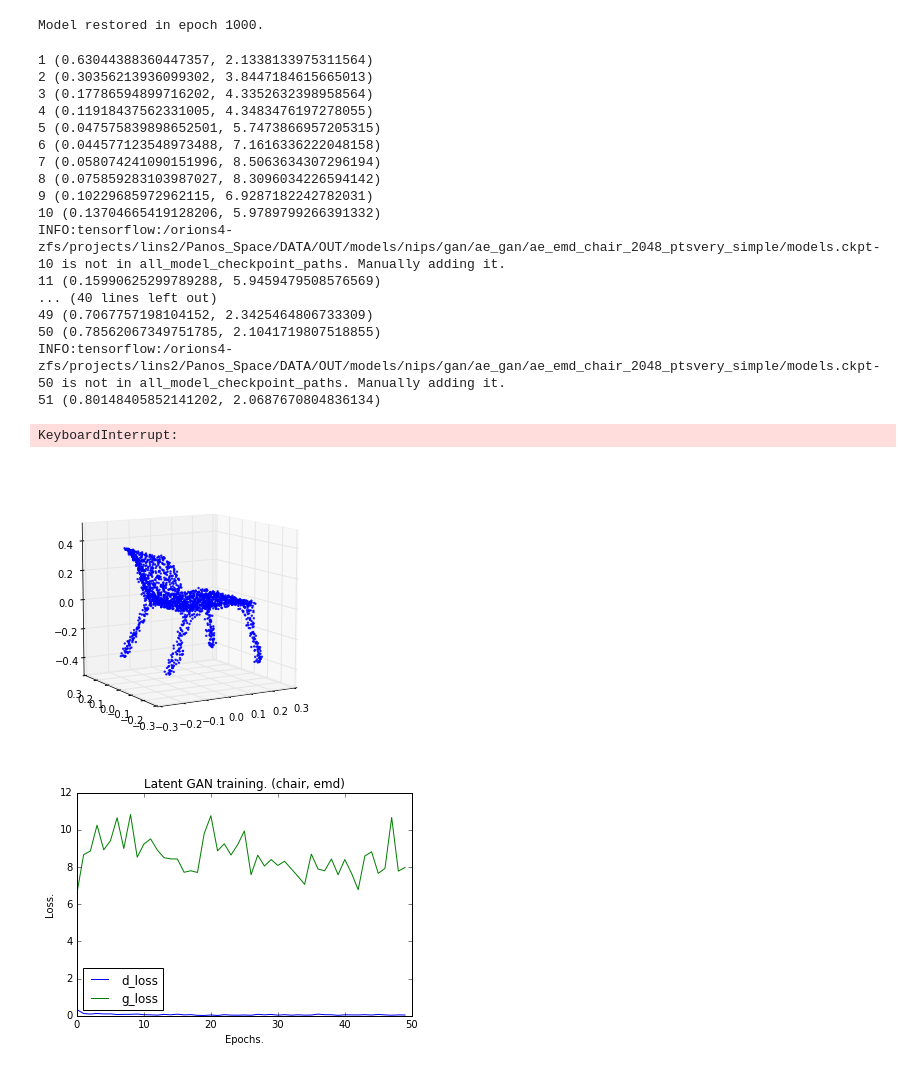
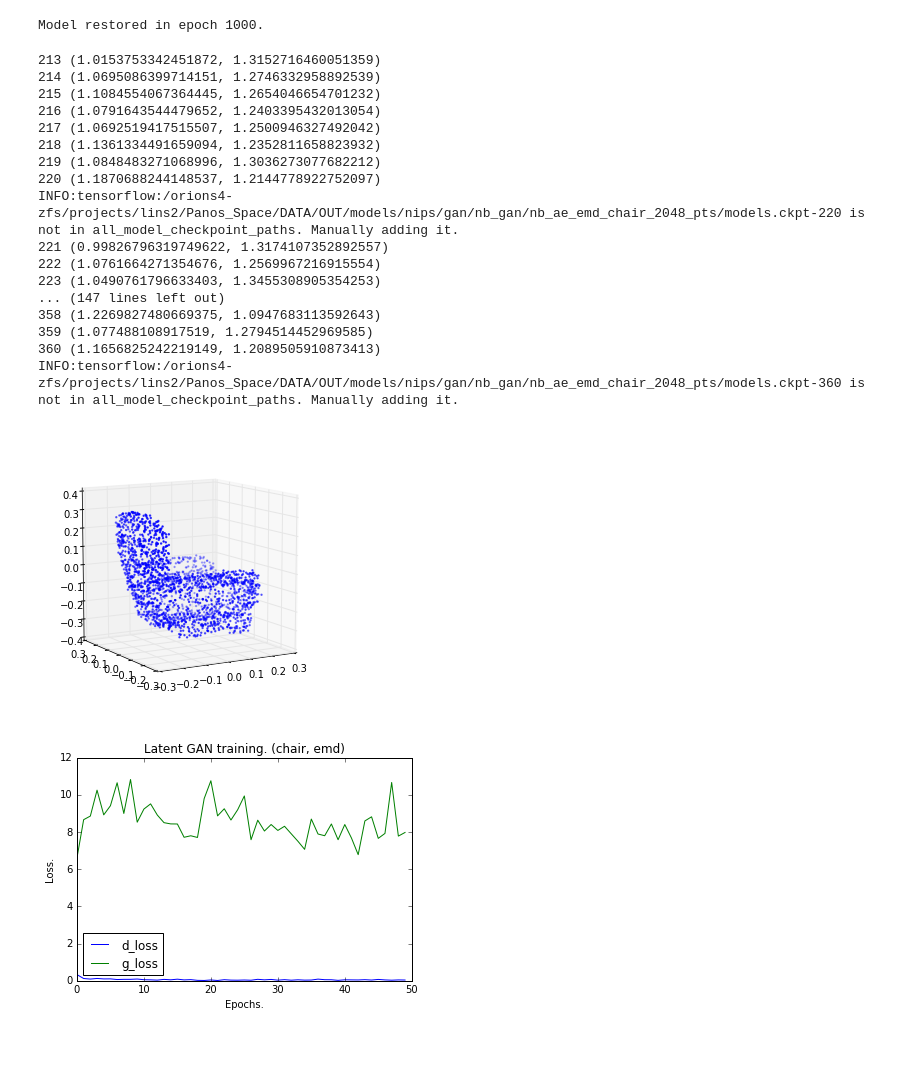
Before and after one commit to optas/tf_lab, a Jupyter notebook: notebooks/panos/nips/training/nb_gan.ipynb, the cells around one changed output. Saved outputs shown, nothing was run; the diff lists cells and outputs as text; code cells hidden in the pictures.

```diff
--- a/notebooks/panos/nips/training/nb_gan.ipynb
+++ b/notebooks/panos/nips/training/nb_gan.ipynb
@@ -69,11 +67,11 @@ saver_step = 10
 class_name = raw_input('Give me the class type.\n').lower()
 syn_id = shape_net_category_to_synth_id()[class_name]
 
-experiment_name = 'ae_'+ ae_loss + '_' + class_name + '_' + str(n_pc_samples) +  '_pts'
+experiment_name = 'nb_ae_'+ ae_loss + '_' + class_name + '_' + str(n_pc_samples) +  '_pts'
 
 top_data_dir = '/orions4-zfs/projects/lins2/Panos_Space/DATA/'
 synthetic_data_out_dir = '/orions4-zfs/projects/lins2/Panos_Space/DATA/OUT/nips/our_synthetic_samples/'
-train_dir = osp.join(top_data_dir, 'OUT/models/nips/gan/ae_gan')
+train_dir = osp.join(top_data_dir, 'OUT/models/nips/gan/nb_gan')
 train_dir = osp.join(train_dir, experiment_name)
 create_dir(train_dir)
 # %% [output]
@@ -114,7 +112,7 @@ batch_size = 50
 
 noise_params = {'mu':0, 'sigma': 0.5}
 noise_dim = 512
-max_epochs = 200
+max_epochs = 500
 beta = 0.9
 
 n_syn_samples = training_data.num_examples  # Same number as original GT data.
@@ -123,8 +121,7 @@ accum_syn_data = []
 train_stats = []
 
 reset_tf_graph()
-# gan = LatentGAN(experiment_name, init_lr, n_out, noise_dim, latent_code_discriminator, latent_code_generator)
-gan = LatentGAN(experiment_name, init_lr, n_out, noise_dim, latent_code_discriminator_three_layers, latent_code_generator_two_layers)
+gan = LatentGAN(experiment_name, init_lr, n_out, noise_dim, latent_code_discriminator_two_layers, latent_code_generator_two_layers)
 # %%
 if do_training:
     for _ in range(max_epochs):
@@ -134,34 +131,33 @@ if do_training:
         syn_latent_data = gan.generate(n_syn_samples, noise_params)
         syn_data = ae.decode(syn_latent_data)
         accum_syn_data.append(syn_data)
-        if save_model and epoch % saver_step == 0:
+        if save_model and (epoch % saver_step == 0 or epoch - 1 == 0):
             checkpoint_path = osp.join(train_dir, model_saver_id)
             gan.saver.save(gan.sess, checkpoint_path, global_step=gan.epoch)
         train_stats.append((epoch,) + loss)
 # %% [output]
-1 (0.63044388360447357, 2.1338133975311564)
-2 (0.30356213936099302, 3.8447184615665013)
-3 (0.17786594899716202, 4.3352632398958564)
-4 (0.11918437562331005, 4.3483476197278055)
-5 (0.047575839898652501, 5.7473866957205315)
-6 (0.044577123548973488, 7.1616336222048158)
-7 (0.058074241090151996, 8.5063634307296194)
-8 (0.075859283103987027, 8.3096034226594142)
-9 (0.10229685972962115, 6.9287182242782031)
-10 (0.13704665419128206, 5.9789799266391332)
-INFO:tensorflow:/orions4-zfs/projects/lins2/Panos_Space/DATA/OUT/models/nips/gan/ae_gan/ae_emd_chair_2048_ptsvery_simple/models.ckpt-10 is not in all_model_checkpoint_paths. Manually adding it.
-11 (0.15990625299789288, 5.9459479508576569)
-... (40 lines left out)
-49 (0.7067757198104152, 2.3425464806733309)
-50 (0.78562067349751785, 2.1041719807518855)
-INFO:tensorflow:/orions4-zfs/projects/lins2/Panos_Space/DATA/OUT/models/nips/gan/ae_gan/ae_emd_chair_2048_ptsvery_simple/models.ckpt-50 is not in all_model_checkpoint_paths. Manually adding it.
-51 (0.80148405852141202, 2.0687670804836134)
+213 (1.0153753342451872, 1.3152716460051359)
+214 (1.0695086399714151, 1.2746332958892539)
+215 (1.1084554067364445, 1.2654046654701232)
+216 (1.0791643544479652, 1.2403395432013054)
+217 (1.0692519417515507, 1.2500946327492042)
+218 (1.1361334491659094, 1.2352811658823932)
+219 (1.0848483271068996, 1.3036273077682212)
+220 (1.1870688244148537, 1.2144778922752097)
+INFO:tensorflow:/orions4-zfs/projects/lins2/Panos_Space/DATA/OUT/models/nips/gan/nb_gan/nb_ae_emd_chair_2048_pts/models.ckpt-220 is not in all_model_checkpoint_paths. Manually adding it.
+221 (0.99826796319749622, 1.3174107352892557)
+222 (1.0761664271354676, 1.2569967216915554)
+223 (1.0490761796633403, 1.3455308905354253)
+... (147 lines left out)
+358 (1.2269827480669375, 1.0947683113592643)
+359 (1.077488108917519, 1.2794514452969585)
+360 (1.1656825242219149, 1.2089505910873413)
+INFO:tensorflow:/orions4-zfs/projects/lins2/Panos_Space/DATA/OUT/models/nips/gan/nb_gan/nb_ae_emd_chair_2048_pts/models.ckpt-360 is not in all_model_checkpoint_paths. Manually adding it.
-KeyboardInterrupt:
 # %%
-rid = np.random.randint(3000)
-Point_Cloud(accum_syn_data[49][rid]).plot();
+rid = np.random.randint(1000)
+Point_Cloud(accum_syn_data[100][rid]).plot();
 # %% [output]
-[figure, old version]
+[figure, new version]
 # %%
 if do_plotting:
     x = range(len(train_stats))
```
Also changed, not shown: parts of 2 cells of this notebook, 2 other files.
